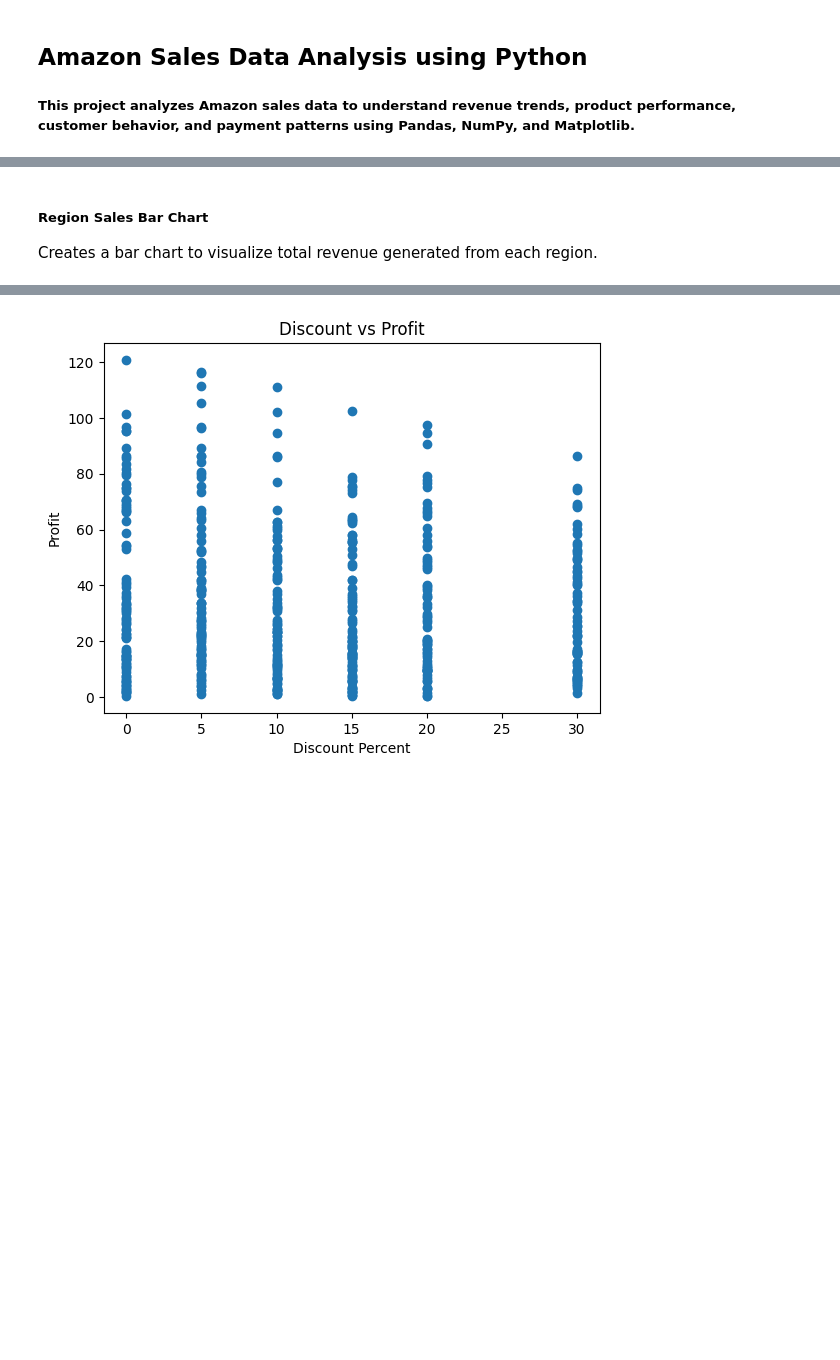
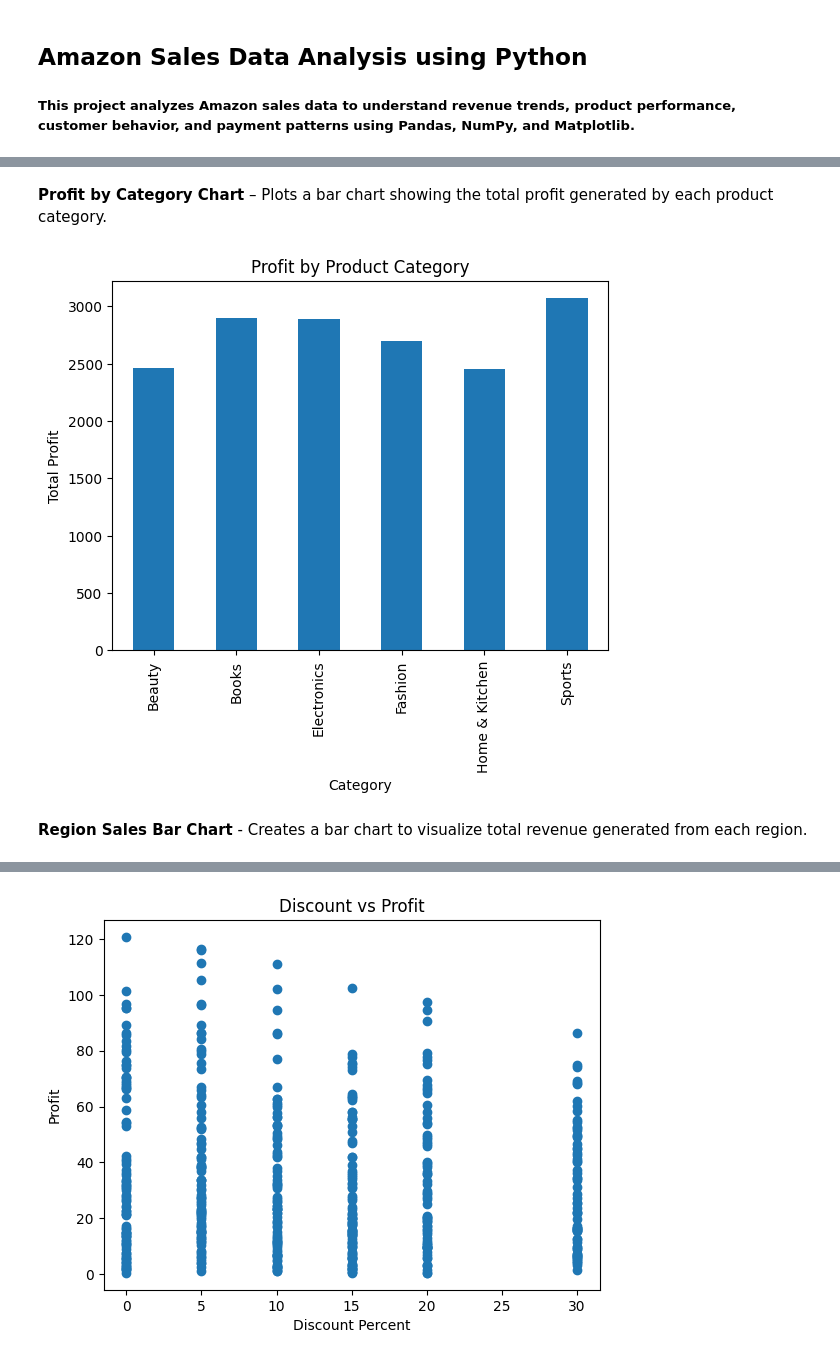
Before and after one commit to parmarriya195-dotcom/amazon-sales-analysis, a Jupyter notebook: final_project.ipynb, the cells around one changed output, grey strips where cells are left out. Saved outputs shown, nothing was run; the diff lists cells and outputs as text; code cells hidden in the pictures; blank space fills up the shorter version.

```diff
--- a/final_project.ipynb
+++ b/final_project.ipynb
@@ -63 +142,3 @@ df.describe()
+# %%
+df.drop_duplicates(inplace=True)
 # %% [markdown]
@@ -83 +194,6 @@ df.drop_duplicates(inplace=True)
+# %%
+df["order_date"] = pd.to_datetime(df["order_date"])
+
+df["year"] = df["order_date"].dt.year
+df["month"] = df["order_date"].dt.month
 # %% [markdown]
@@ -165,6 +378,19 @@ plt.show()
+# %% [markdown]
+**Profit by Category Chart** – Plots a bar chart showing the total profit generated by each product category.
+# %%
+profit_category = df.groupby("product_category")["profit"].sum()
+
+profit_category.plot(kind="bar")
+
+plt.title("Profit by Product Category")
+plt.xlabel("Category")
+plt.ylabel("Total Profit")
+
+plt.show()
+# %% [output]
+[figure, added]
 # %% [markdown]
-##### Region Sales Bar Chart
-Creates a bar chart to visualize total revenue generated from each region.
+**Region Sales Bar Chart** - Creates a bar chart to visualize total revenue generated from each region.
 # %%
 region_sales.plot(kind="bar")
 plt.title("Sales by Region")
```
Also changed, not shown: parts of 85 cells of this notebook.
